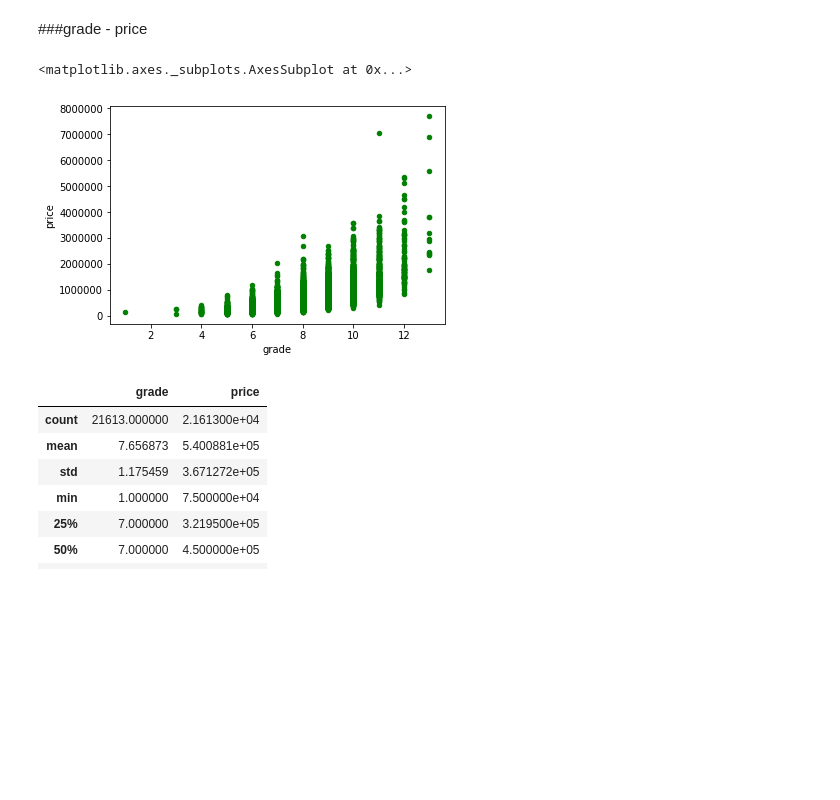
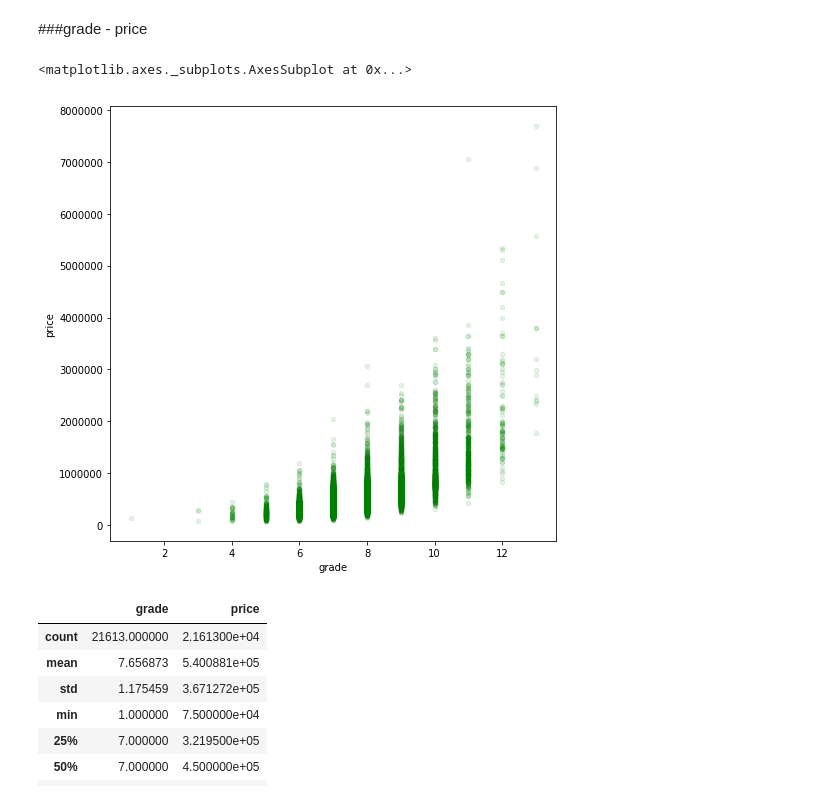
Before and after one commit to Upkar1/House-Sales-Data-Analysis, a Jupyter notebook: House Sales Data Analysis.ipynb, the cells around one changed output. Saved outputs shown, nothing was run; the diff lists cells and outputs as text; code cells hidden in the pictures; blank space fills up the shorter version.

```diff
--- a/House Sales Data Analysis.ipynb
+++ b/House Sales Data Analysis.ipynb
@@ -415,10 +396,10 @@ As obvoius, the graph shows that the price of the property tends to increase as
 # %% [markdown]
 ###grade - price
 # %%
-df.plot.scatter(x='grade',y='price',color='green',animated=True)
+df.plot.scatter(x='grade',y='price',color='green',animated=True,figsize=(8,8),alpha=0.1)
 # %% [output]
 <matplotlib.axes._subplots.AxesSubplot at 0x...>
-[figure, old version]
+[figure, new version]
 # %%
 df[['grade','price']].describe()
 # %% [output]
```
Also changed, not shown: parts of 11 cells of this notebook.
